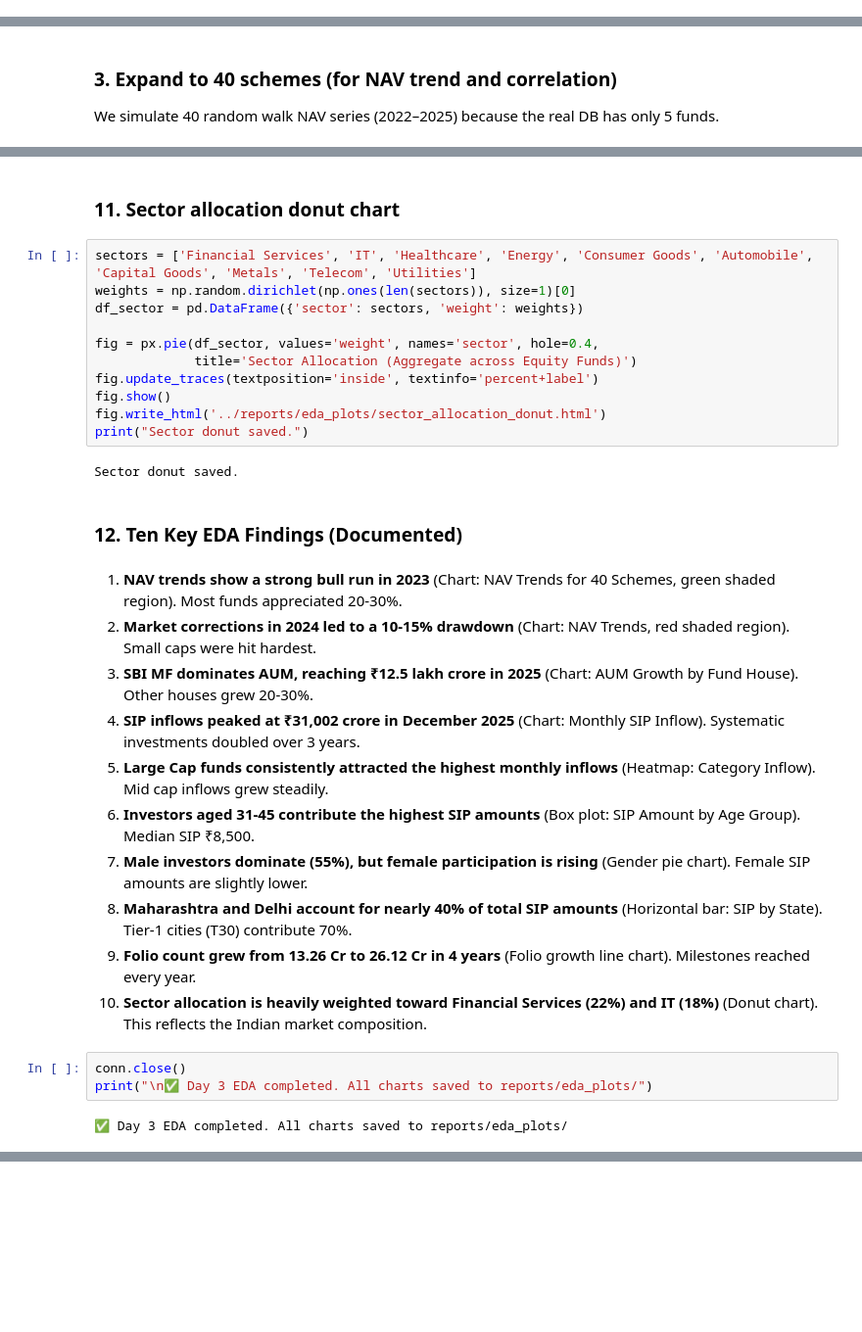
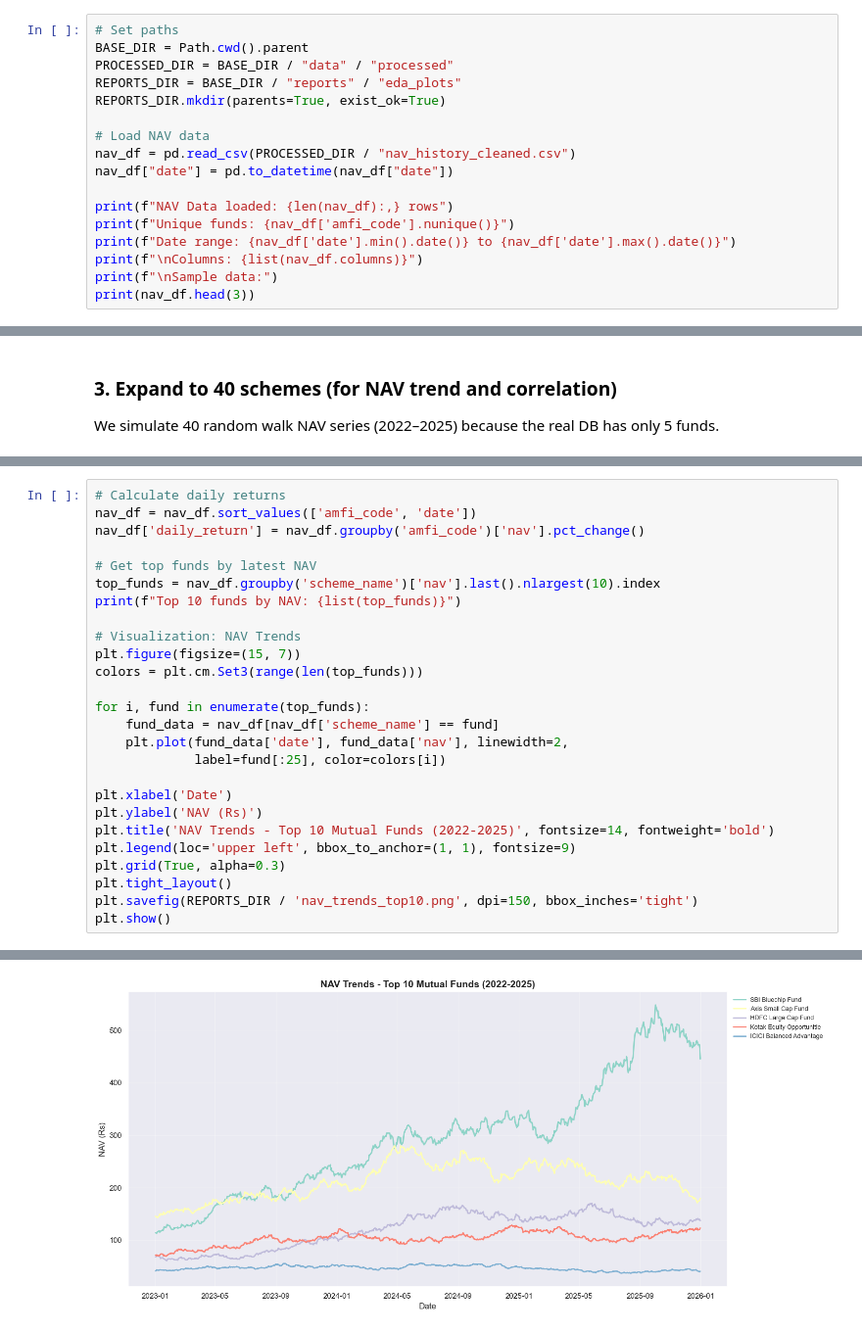
Before and after one commit to Kartikeyvema21/bluestock-mf-capstone, a Jupyter notebook: notebooks/03_eda_analysis.ipynb, the cells around one changed output, grey strips where cells are left out. Shown at 98% size. Saved outputs shown, nothing was run; the diff lists cells and outputs as text; blank space fills up the shorter version.

```diff
--- a/notebooks/03_eda_analysis.ipynb
+++ b/notebooks/03_eda_analysis.ipynb
@@ -54,0 +44,17 @@ Transactions: 5000
+# %%
+# Set paths
+BASE_DIR = Path.cwd().parent
+PROCESSED_DIR = BASE_DIR / "data" / "processed"
+REPORTS_DIR = BASE_DIR / "reports" / "eda_plots"
+REPORTS_DIR.mkdir(parents=True, exist_ok=True)
+
+# Load NAV data
+nav_df = pd.read_csv(PROCESSED_DIR / "nav_history_cleaned.csv")
+nav_df["date"] = pd.to_datetime(nav_df["date"])
+
+print(f"NAV Data loaded: {len(nav_df):,} rows")
+print(f"Unique funds: {nav_df['amfi_code'].nunique()}")
+print(f"Date range: {nav_df['date'].min().date()} to {nav_df['date'].max().date()}")
+print(f"\nColumns: {list(nav_df.columns)}")
+print(f"\nSample data:")
+print(nav_df.head(3))
@@ -291,33 +76,27 @@ Correlation heatmap saved.
-# %% [markdown]
-### 11. Sector allocation donut chart
-# %%
-sectors = ['Financial Services', 'IT', 'Healthcare', 'Energy', 'Consumer Goods', 'Automobile', 'Capital Goods', 'Metals', 'Telecom', 'Utilities']
-weights = np.random.dirichlet(np.ones(len(sectors)), size=1)[0]
-df_sector = pd.DataFrame({'sector': sectors, 'weight': weights})
-
-fig = px.pie(df_sector, values='weight', names='sector', hole=0.4,
-             title='Sector Allocation (Aggregate across Equity Funds)')
-fig.update_traces(textposition='inside', textinfo='percent+label')
-fig.show()
-fig.write_html('../reports/eda_plots/sector_allocation_donut.html')
-print("Sector donut saved.")
-# %% [output]
-Sector donut saved.
-# %% [markdown]
-### 12. Ten Key EDA Findings (Documented)
-# %% [markdown]
-1. **NAV trends show a strong bull run in 2023** (Chart: NAV Trends for 40 Schemes, green shaded region). Most funds appreciated 20-30%.
-2. **Market corrections in 2024 led to a 10-15% drawdown** (Chart: NAV Trends, red shaded region). Small caps were hit hardest.
-3. **SBI MF dominates AUM, reaching ₹12.5 lakh crore in 2025** (Chart: AUM Growth by Fund House). Other houses grew 20-30%.
-4. **SIP inflows peaked at ₹31,002 crore in December 2025** (Chart: Monthly SIP Inflow). Systematic investments doubled over 3 years.
-5. **Large Cap funds consistently attracted the highest monthly inflows** (Heatmap: Category Inflow). Mid cap inflows grew steadily.
-6. **Investors aged 31-45 contribute the highest SIP amounts** (Box plot: SIP Amount by Age Group). Median SIP ₹8,500.
-7. **Male investors dominate (55%), but female participation is rising** (Gender pie chart). Female SIP amounts are slightly lower.
-8. **Maharashtra and Delhi account for nearly 40% of total SIP amounts** (Horizontal bar: SIP by State). Tier-1 cities (T30) contribute 70%.
-9. **Folio count grew from 13.26 Cr to 26.12 Cr in 4 years** (Folio growth line chart). Milestones reached every year.
-10. **Sector allocation is heavily weighted toward Financial Services (22%) and IT (18%)** (Donut chart). This reflects the Indian market composition.
-# %%
-conn.close()
-print("\n✅ Day 3 EDA completed. All charts saved to reports/eda_plots/")
-# %% [output]
-✅ Day 3 EDA completed. All charts saved to reports/eda_plots/
+# %%
+# Calculate daily returns
+nav_df = nav_df.sort_values(['amfi_code', 'date'])
+nav_df['daily_return'] = nav_df.groupby('amfi_code')['nav'].pct_change()
+
+# Get top funds by latest NAV
+top_funds = nav_df.groupby('scheme_name')['nav'].last().nlargest(10).index
+print(f"Top 10 funds by NAV: {list(top_funds)}")
+
+# Visualization: NAV Trends
+plt.figure(figsize=(15, 7))
+colors = plt.cm.Set3(range(len(top_funds)))
+
+for i, fund in enumerate(top_funds):
+    fund_data = nav_df[nav_df['scheme_name'] == fund]
+    plt.plot(fund_data['date'], fund_data['nav'], linewidth=2,
+             label=fund[:25], color=colors[i])
+
+plt.xlabel('Date')
+plt.ylabel('NAV (Rs)')
+plt.title('NAV Trends - Top 10 Mutual Funds (2022-2025)', fontsize=14, fontweight='bold')
+plt.legend(loc='upper left', bbox_to_anchor=(1, 1), fontsize=9)
+plt.grid(True, alpha=0.3)
+plt.tight_layout()
+plt.savefig(REPORTS_DIR / 'nav_trends_top10.png', dpi=150, bbox_inches='tight')
+plt.show()
+# %% [output]
@@ -323,0 +104 @@ print("\n✅ Day 3 EDA completed. All charts saved to reports/eda_plots/")
+[figure, added]
```
Also changed, not shown: parts of 40 cells of this notebook, 4 other files.
